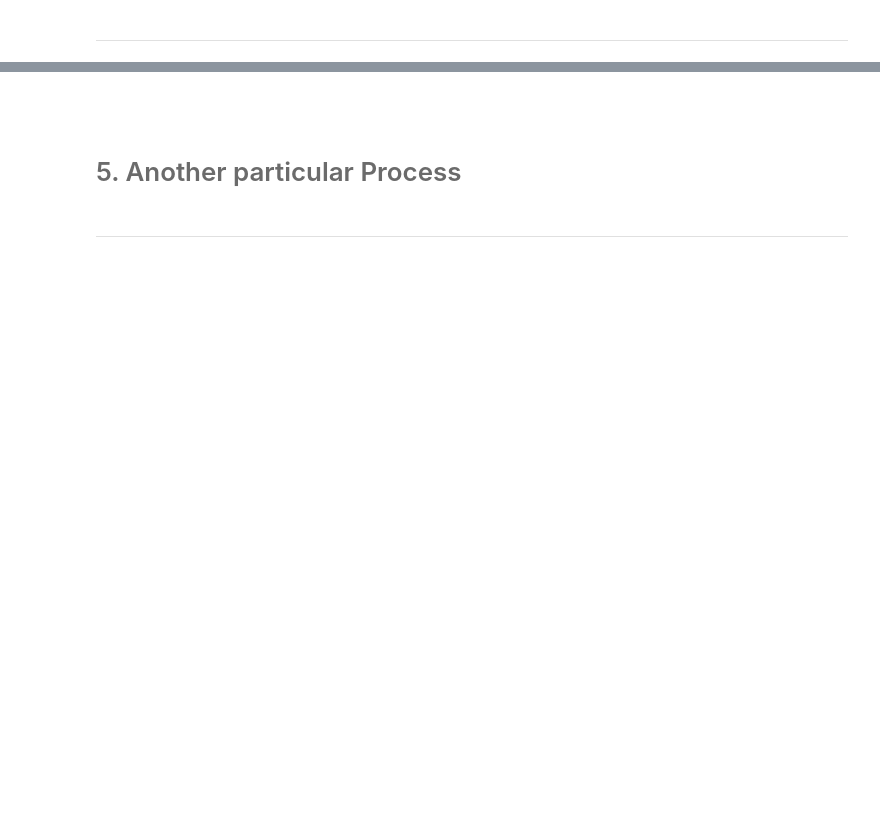
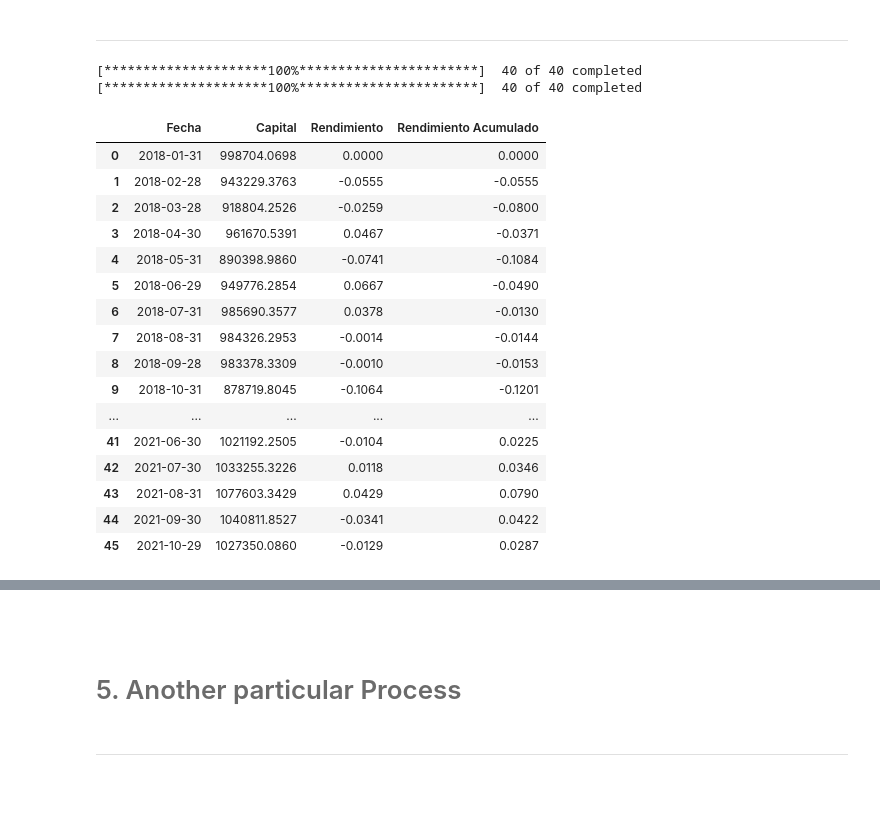
Before and after one commit to labv98/Lab1_B, a Jupyter notebook: notebook.ipynb, the cells around one changed output, grey strips where cells are left out. Cells and saved outputs as stored; diff of their text form; code cells hidden in the pictures; blank space fills up the shorter version.

```diff
--- a/notebook.ipynb
+++ b/notebook.ipynb
@@ -123,0 +160,22 @@ TickersHandler().tickers()
+# %%
+PassiveInvestment().inv_pasiva()
+# %% [output]
+[*********************100%***********************]  40 of 40 completed
+[*********************100%***********************]  40 of 40 completed
+|  | Fecha | Capital | Rendimiento | Rendimiento Acumulado |
+| 0 | 2018-01-31 | 998704.0698 | 0.0000 | 0.0000 |
+| 1 | 2018-02-28 | 943229.3763 | -0.0555 | -0.0555 |
+| 2 | 2018-03-28 | 918804.2526 | -0.0259 | -0.0800 |
+| 3 | 2018-04-30 | 961670.5391 | 0.0467 | -0.0371 |
+| 4 | 2018-05-31 | 890398.9860 | -0.0741 | -0.1084 |
+| 5 | 2018-06-29 | 949776.2854 | 0.0667 | -0.0490 |
+| 6 | 2018-07-31 | 985690.3577 | 0.0378 | -0.0130 |
+| 7 | 2018-08-31 | 984326.2953 | -0.0014 | -0.0144 |
+| 8 | 2018-09-28 | 983378.3309 | -0.0010 | -0.0153 |
+| 9 | 2018-10-31 | 878719.8045 | -0.1064 | -0.1201 |
+| ... | ... | ... | ... | ... |
+| 41 | 2021-06-30 | 1021192.2505 | -0.0104 | 0.0225 |
+| 42 | 2021-07-30 | 1033255.3226 | 0.0118 | 0.0346 |
+| 43 | 2021-08-31 | 1077603.3429 | 0.0429 | 0.0790 |
+| 44 | 2021-09-30 | 1040811.8527 | -0.0341 | 0.0422 |
+| 45 | 2021-10-29 | 1027350.0860 | -0.0129 | 0.0287 |
```
Also changed, not shown: parts of 14 cells of this notebook, 1 other file.
